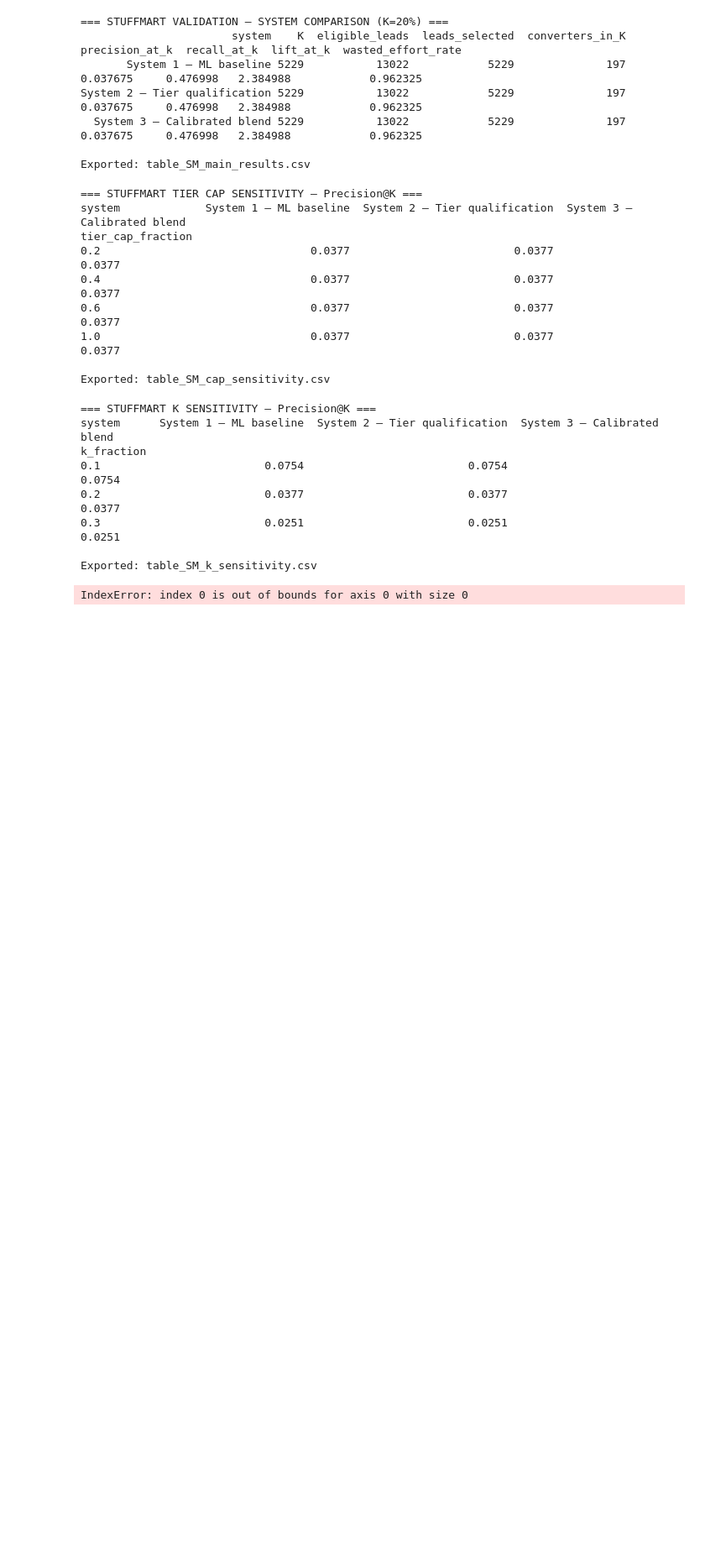
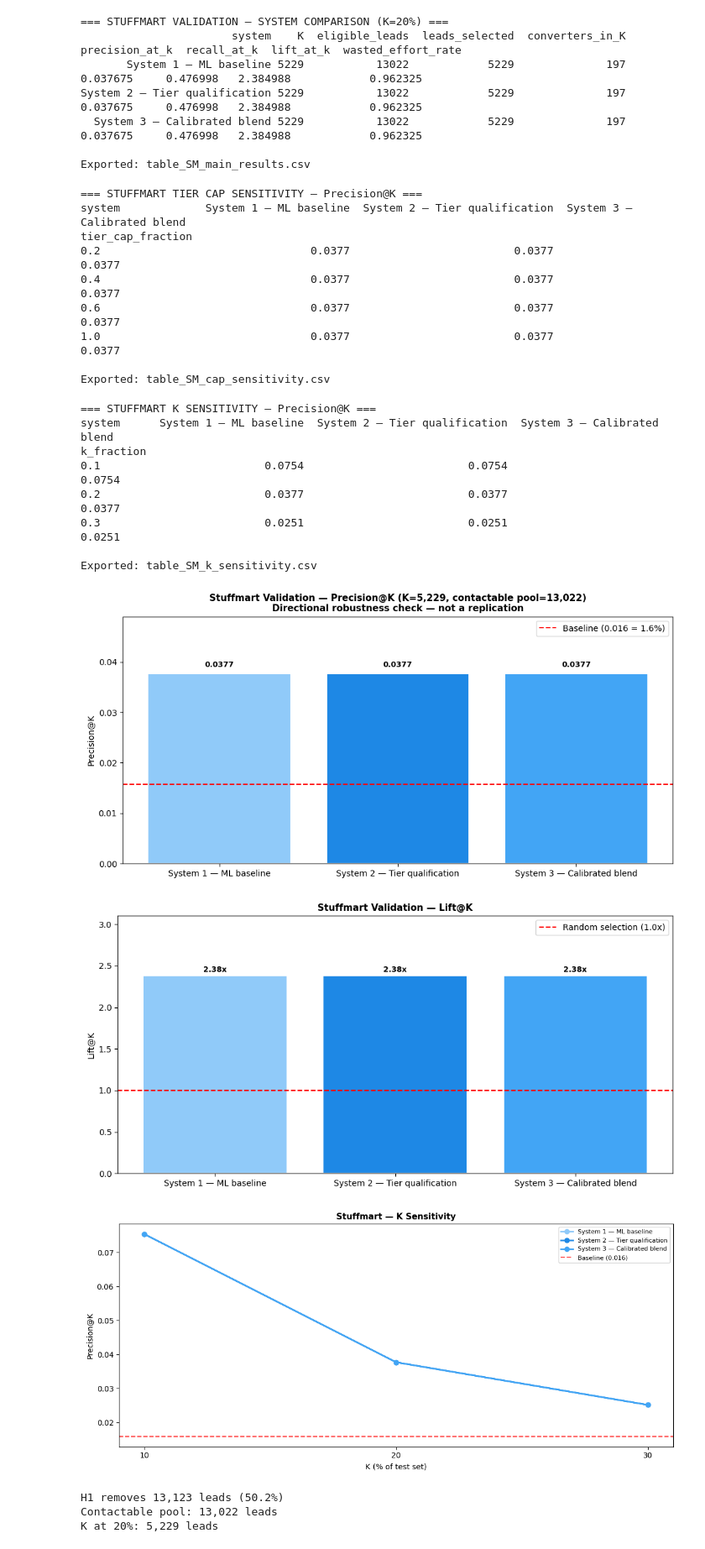
Before and after one commit to thomami244/Masters_Constrained_Lead_Qualification, a Jupyter notebook: Masters_Stuffmart_Additional_Dataset_Notebook.ipynb, the cells around one changed output. Shown at 84% size. Cells and saved outputs as stored; diff of their text form; code cells hidden in the pictures; blank space fills up the shorter version.

```diff
--- a/Masters_Stuffmart_Additional_Dataset_Notebook.ipynb
+++ b/Masters_Stuffmart_Additional_Dataset_Notebook.ipynb
@@ -582,18 +488,14 @@ SM_TOTAL_CONVERTERS = sm_results["actual"].sum()
 
 sm_results["h1_flag"] = sm_results[SM_H1_COL].eq(SM_H1_VALUE)
 sm_results["p1_flag"] = sm_results[SM_P1_COL].eq(SM_P1_VALUE)
-sm_results["p2_flag"] = sm_results[SM_P2_COL].eq(SM_P2_VALUE)
 
 print("=== STUFFMART RESULTS BASE ===")
 print(f"Test set leads:       {len(sm_results):,}")
 print(f"Baseline conversion:  {SM_BASELINE_RATE:.4f}")
 print(f"Total converters:     {SM_TOTAL_CONVERTERS:,}")
-
 print(f"\nH1 {SM_H1_COL}={SM_H1_VALUE}: {sm_results['h1_flag'].sum():,}")
 print(f"P1 {SM_P1_COL}={SM_P1_VALUE}: {sm_results['p1_flag'].sum():,}")
-print(f"P2 {SM_P2_COL}={SM_P2_VALUE}: {sm_results['p2_flag'].sum():,}")
-
-print(f"\nPolicy cutoff uses training baseline: {SM_POLICY_BASELINE_RATE:.4f}")
+print(f"\nBaseline cutoff: {SM_POLICY_BASELINE_RATE:.4f}")
 # %% [output]
 === STUFFMART RESULTS BASE ===
 Test set leads:       26,145
@@ -840,28 +743,31 @@ k_fraction
 Exported: table_SM_k_sensitivity.csv
 # %%
 # =============================================================================
-# CELL SM-10 — VISUALISATIONS (FIXED)
-# Updated system names to match final three-system architecture.
+# CELL SM-10 — VISUALISATIONS
 # =============================================================================
 
-systems_order = [
-    'System 1 — ML only',
-    'System 2 — Hard governance',
+SYS_NAMES = [
+    'System 1 — ML baseline',
+    'System 2 — Tier qualification',
     'System 3 — Calibrated blend',
 ]
-colors = ['#90CAF9', '#1E88E5', '#42A5F5']
+COLORS = ['#90CAF9', '#1E88E5', '#42A5F5']
 
-s1 = sm_main_results[sm_main_results['system']=='System 1 — ML only']['precision_at_k'].values[0]
-s2 = sm_main_results[sm_main_results['system']=='System 2 — Hard governance']['precision_at_k'].values[0]
-s3 = sm_main_results[sm_main_results['system']=='System 3 — Calibrated blend']['precision_at_k'].values[0]
-l1 = sm_main_results[sm_main_results['system']=='System 1 — ML only']['lift_at_k'].values[0]
-l2 = sm_main_results[sm_main_results['system']=='System 2 — Hard governance']['lift_at_k'].values[0]
-l3 = sm_main_results[sm_main_results['system']=='System 3 — Calibrated blend']['lift_at_k'].values[0]
+# Compute K used by SM-06 (20% of full test set)
+SM_K_USED = int(len(sm_results) * 0.2)
+SM_CONTACTABLE = len(sm_results[~sm_results['h1_flag']])
+
+s1 = sm_main_results[sm_main_results['system']==SYS_NAMES[0]]['precision_at_k'].values[0]
+s2 = sm_main_results[sm_main_results['system']==SYS_NAMES[1]]['precision_at_k'].values[0]
+s3 = sm_main_results[sm_main_results['system']==SYS_NAMES[2]]['precision_at_k'].values[0]
+l1 = sm_main_results[sm_main_results['system']==SYS_NAMES[0]]['lift_at_k'].values[0]
+l2 = sm_main_results[sm_main_results['system']==SYS_NAMES[1]]['lift_at_k'].values[0]
+l3 = sm_main_results[sm_main_results['system']==SYS_NAMES[2]]['lift_at_k'].values[0]
 
 # --- SM-10a: Precision@K ---
 fig, ax = plt.subplots(figsize=(10, 5))
 prec_vals = [s1, s2, s3]
-bars = ax.bar(systems_order, prec_vals, color=colors,
+bars = ax.bar(SYS_NAMES, prec_vals, color=COLORS,
               edgecolor='white', linewidth=1.5)
 ax.axhline(SM_BASELINE_RATE, color='red', linestyle='--',
            label=f'Baseline ({SM_BASELINE_RATE:.3f} = {SM_BASELINE_RATE*100:.1f}%)')
@@ -869,8 +775,9 @@ for bar, val in zip(bars, prec_vals):
     ax.text(bar.get_x() + bar.get_width()/2, bar.get_height() + 0.001,
             f'{val:.4f}', ha='center', va='bottom', fontsize=9, fontweight='bold')
 ax.set_title(
-    f'Stuffmart Validation — Precision@K (K=20% of contactable, n={SM_K_CONTACTABLE:,})\n'
-    'S1=ML baseline | S2=Hard governance | S3=Calibrated robustness',
+    f'Stuffmart Validation — Precision@K (K={SM_K_USED:,}, '
+    f'contactable pool={SM_CONTACTABLE:,})\n'
+    'Directional robustness check — not a replication',
     fontsize=11, fontweight='bold'
 )
 ax.set_ylabel('Precision@K')
@@ -883,44 +790,50 @@ plt.show()
 # --- SM-10b: Lift@K ---
 fig, ax = plt.subplots(figsize=(10, 5))
 lift_vals = [l1, l2, l3]
-bars = ax.bar(systems_order, lift_vals, color=colors,
+bars = ax.bar(SYS_NAMES, lift_vals, color=COLORS,
               edgecolor='white', linewidth=1.5)
 ax.axhline(1.0, color='red', linestyle='--', label='Random selection (1.0x)')
 for bar, val in zip(bars, lift_vals):
     ax.text(bar.get_x() + bar.get_width()/2, bar.get_height() + 0.02,
             f'{val:.2f}x', ha='center', va='bottom', fontsize=9, fontweight='bold')
-ax.set_title('Stuffmart Validation — Lift@K (K=20% of contactable)',
+ax.set_title('Stuffmart Validation — Lift@K',
              fontsize=11, fontweight='bold')
 ax.set_ylabel('Lift@K')
 ax.set_ylim(0, max(lift_vals) * 1.3)
 ax.legend()
 plt.tight_layout()
 plt.savefig('fig_SM_02_lift_comparison.png', dpi=150)
 plt.show()
 
 # --- SM-10c: K sensitivity ---
 fig, ax = plt.subplots(figsize=(11, 5))
-for sys_name, color in zip(systems_order, colors):
+for sys_name, color in zip(SYS_NAMES, COLORS):
     subset = sm_k_results[sm_k_results['system'] == sys_name]
     ax.plot(subset['k_fraction'] * 100, subset['precision_at_k'],
             marker='o', label=sys_name, color=color, linewidth=2)
 ax.axhline(SM_BASELINE_RATE, color='red', linestyle='--',
            label=f'Baseline ({SM_BASELINE_RATE:.3f})', alpha=0.7)
-ax.set_xlabel('K (% of contactable pool)', fontsize=10)
+ax.set_xlabel('K (% of test set)', fontsize=10)
 ax.set_ylabel('Precision@K', fontsize=10)
-ax.set_title('Stuffmart — K Sensitivity (K = 10/20/30% of contactable pool)',
+ax.set_title('Stuffmart — K Sensitivity',
              fontsize=11, fontweight='bold')
 ax.legend(fontsize=8)
 ax.set_xticks([10, 20, 30])
 plt.tight_layout()
 plt.savefig('fig_SM_03_k_sensitivity.png', dpi=150)
 plt.show()
 
-print("NOTE: H1 removes 50.2% of Stuffmart leads.")
-print(f"Contactable pool: {len(sm_results[~sm_results['h1_flag']]):,} leads")
-print(f"K at 20%: {SM_K_CONTACTABLE:,} leads")
+print(f"H1 removes {sm_results['h1_flag'].sum():,} leads "
+      f"({sm_results['h1_flag'].mean()*100:.1f}%)")
+print(f"Contactable pool: {SM_CONTACTABLE:,} leads")
+print(f"K at 20%: {SM_K_USED:,} leads")
 # %% [output]
+[figure, added]
+[figure, added]
+[figure, added]
-IndexError: index 0 is out of bounds for axis 0 with size 0
+H1 removes 13,123 leads (50.2%)
+Contactable pool: 13,022 leads
+K at 20%: 5,229 leads
 # %%
 # =============================================================================
 # CELL SM-11 — INTERPRETATION
```
Also changed, not shown: parts of 8 cells of this notebook.
